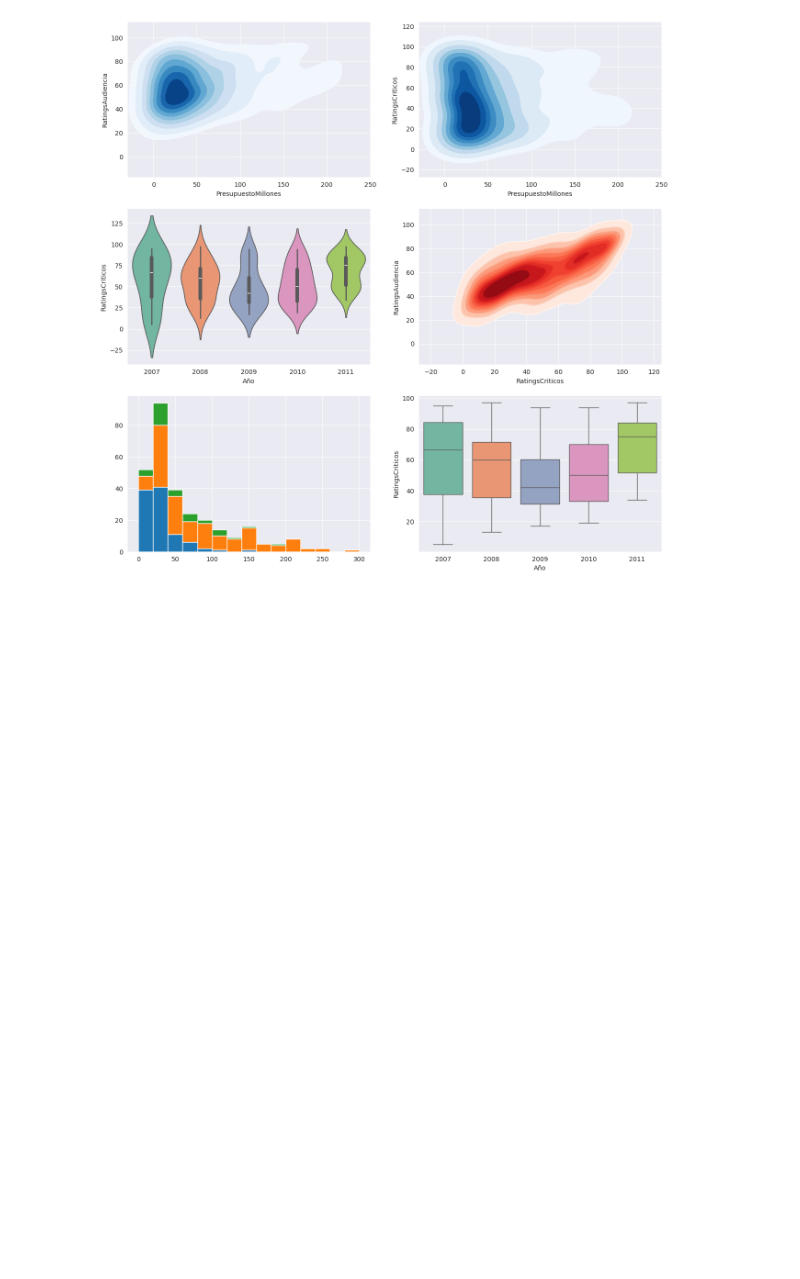
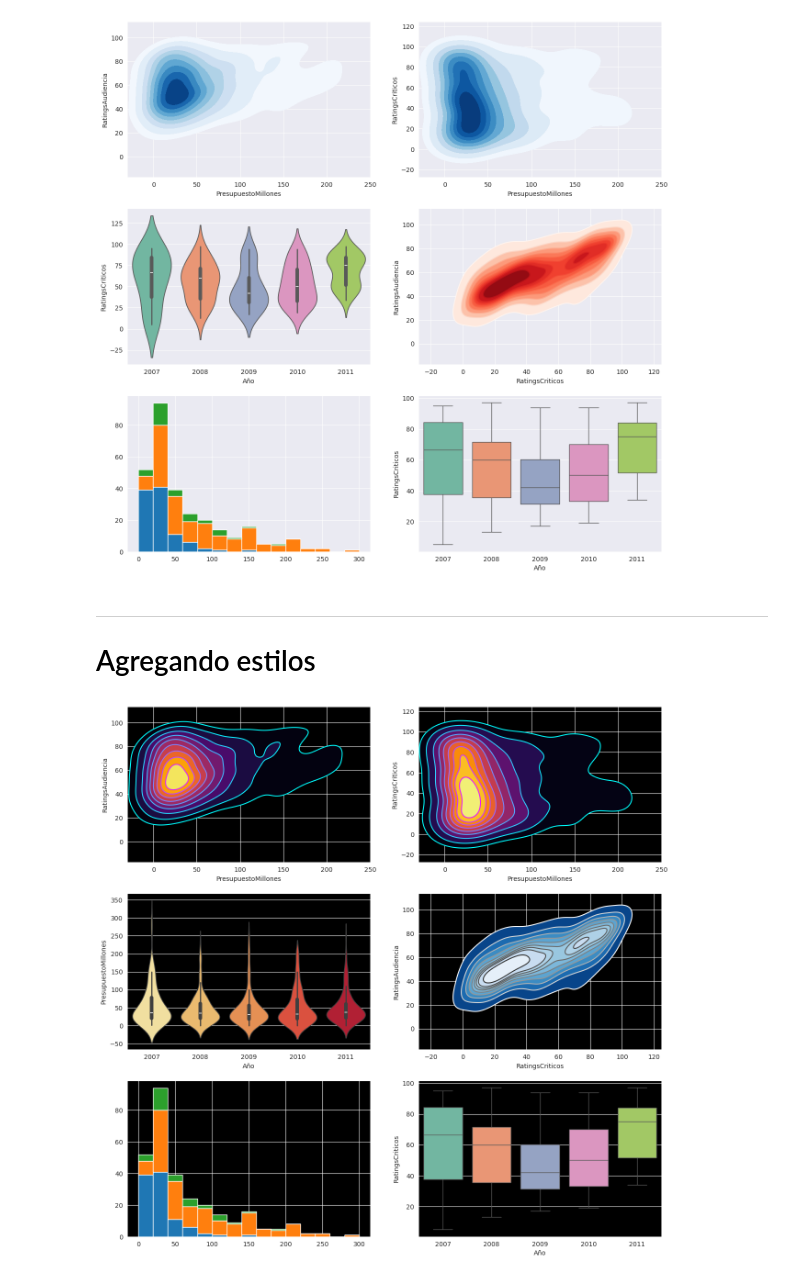
Before and after one commit to PabloSanchez87/IBM-Inteligencia-Artificial, a Jupyter notebook: 2- Python para Data Science/17-Dashboard_En_Python.ipynb, the cells around one changed output. Cells and saved outputs as stored; diff of their text form; code cells hidden in the pictures; blank space fills up the shorter version.

```diff
--- a/2- Python para Data Science/17-Dashboard_En_Python.ipynb
+++ b/2- Python para Data Science/17-Dashboard_En_Python.ipynb
@@ -75,3 +75,53 @@ k2.set(xlim=(-30,250))
 plt.show()
 # %% [output]
 [figure]
+# %% [markdown]
+---
+# Agregando estilos
+# %%
+sns.set_style("darkgrid", {'axes.facecolor':'black'}) # Tema oscuro
+f, ax = plt.subplots(3,2,figsize=(15, 15))
+
+#Gráfico [0,0]
+k1 = sns.kdeplot(x=peliculas.PresupuestoMillones, y=peliculas.RatingsAudiencia, data=peliculas,
+                 shade=True, shade_lowest=False, cmap="inferno", ax=ax[0,0])
+k1b = sns.kdeplot(x=peliculas.PresupuestoMillones, y=peliculas.RatingsAudiencia, data=peliculas,
+                  cmap="cool", ax=ax[0,0])
+
+# Gráfico [0,1]
+k2 = sns.kdeplot(x=peliculas.PresupuestoMillones, y=peliculas.RatingsCriticos, data=peliculas,
+                 shade=True, shade_lowest=False, cmap="inferno", ax=ax[0,1])
+k2b = sns.kdeplot(x=peliculas.PresupuestoMillones, y=peliculas.RatingsCriticos, data=peliculas,
+                  cmap="cool", ax=ax[0,1])
+
+# Gráfico [1,0]
+w = sns.violinplot(x="Año", y="PresupuestoMillones", data=peliculas, palette="YlOrRd", ax=ax[1,0])
+
+# Gráfico [1,1]
+sns.set_style("darkgrid") # Tema oscuro
+k3 = sns.kdeplot(x=peliculas.RatingsCriticos, y=peliculas.RatingsAudiencia,
+                 shade=True, shade_lowest=False, cmap="Blues_r", ax=ax[1,1])
+# Tip para que se vea mejor los bordes.
+k3b = sns.kdeplot(x=peliculas.RatingsCriticos, y=peliculas.RatingsAudiencia,
+                 cmap="gist_gray_r", ax=ax[1,1])
+
+
+# Gráfico [2,0] - IMPORTANTE
+## Para agregar gráficos que no sean se Seaborn el método es distinto.
+ax[2,0].hist([
+        peliculas[peliculas.Genero == "Drama"].PresupuestoMillones ,
+        peliculas[peliculas.Genero == "Accion"].PresupuestoMillones,
+        peliculas[peliculas.Genero == "Suspenso"].PresupuestoMillones],
+        bins=15,
+        stacked=True)
+
+# Gráfico [2,1]
+box = sns.boxplot(x="Año", y="RatingsCriticos", data=peliculas[peliculas.Genero == 'Drama'], palette="Set2", ax=ax[2,1])
+
+
+k1.set(xlim=(-30,250))
+k2.set(xlim=(-30,250))
+
+plt.show()
+# %% [output]
+[figure, added]
```
